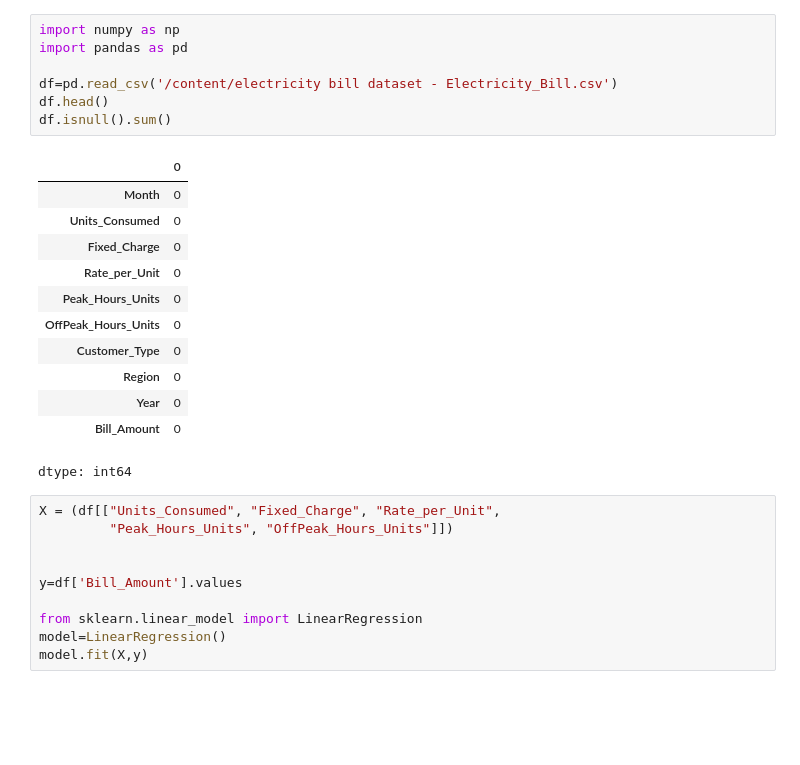
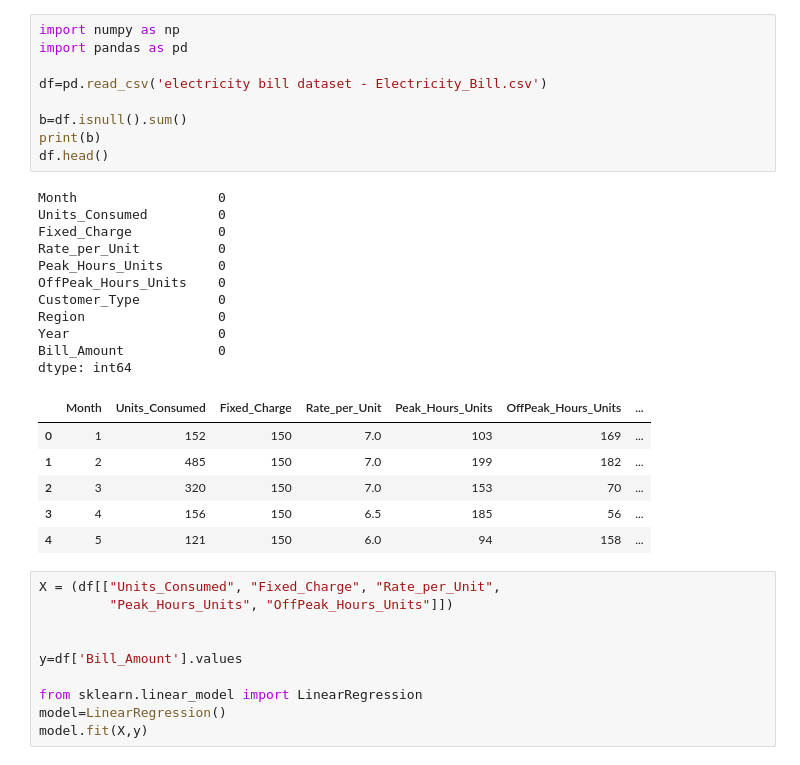
Before and after one commit to navaneethakrishnanms/Predicting-electricity-bill-using-linear-regression, a Jupyter notebook: bill prediction.ipynb, the cells around one changed output. Cells and saved outputs as stored; diff of their text form; blank space fills up the shorter version.

```diff
--- a/bill prediction.ipynb
+++ b/bill prediction.ipynb
@@ -1,23 +1,30 @@
 # %%
 import numpy as np
 import pandas as pd
 
-df=pd.read_csv('/content/electricity bill dataset - Electricity_Bill.csv')
+df=pd.read_csv('electricity bill dataset - Electricity_Bill.csv')
+
+b=df.isnull().sum()
+print(b)
 df.head()
-df.isnull().sum()
 # %% [output]
+Month                  0
+Units_Consumed         0
+Fixed_Charge           0
+Rate_per_Unit          0
+Peak_Hours_Units       0
+OffPeak_Hours_Units    0
+Customer_Type          0
+Region                 0
+Year                   0
+Bill_Amount            0
+dtype: int64
-|  | 0 |
-| Month | 0 |
-| Units_Consumed | 0 |
-| Fixed_Charge | 0 |
-| Rate_per_Unit | 0 |
-| Peak_Hours_Units | 0 |
-| OffPeak_Hours_Units | 0 |
-| Customer_Type | 0 |
-| Region | 0 |
-| Year | 0 |
-| Bill_Amount | 0 |
+|  | Month | Units_Consumed | Fixed_Charge | Rate_per_Unit | Peak_Hours_Units | OffPeak_Hours_Units | ... |
+| 0 | 1 | 152 | 150 | 7.0 | 103 | 169 | ... |
+| 1 | 2 | 485 | 150 | 7.0 | 199 | 182 | ... |
+| 2 | 3 | 320 | 150 | 7.0 | 153 | 70 | ... |
+| 3 | 4 | 156 | 150 | 6.5 | 185 | 56 | ... |
+| 4 | 5 | 121 | 150 | 6.0 | 94 | 158 | ... |
-dtype: int64
 # %%
 X = (df[["Units_Consumed", "Fixed_Charge", "Rate_per_Unit",
          "Peak_Hours_Units", "OffPeak_Hours_Units"]])
```
Also changed, not shown: parts of 8 cells of this notebook, 2 other files.
